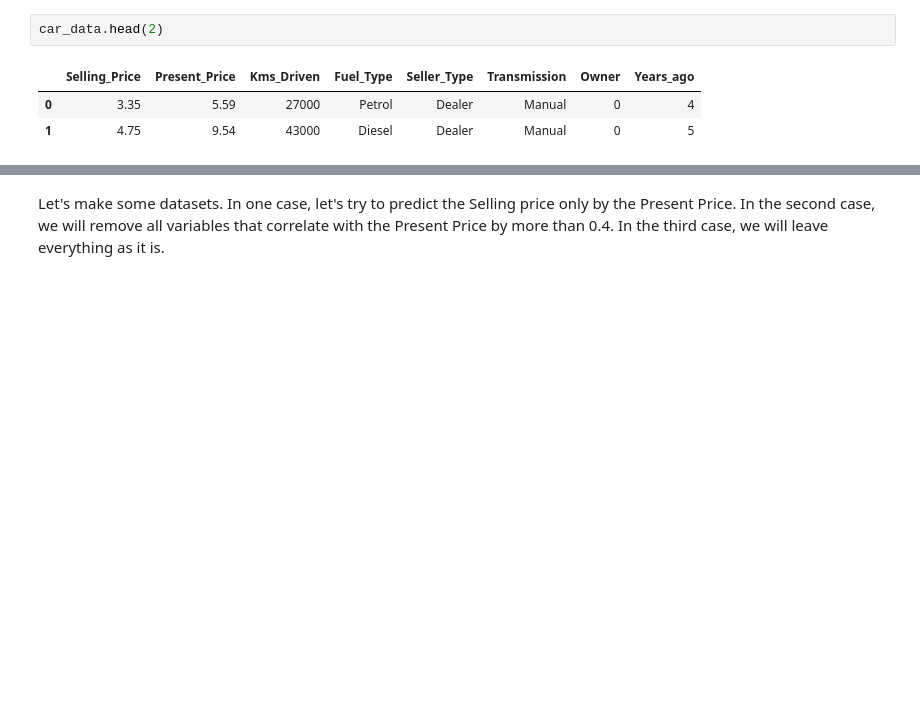
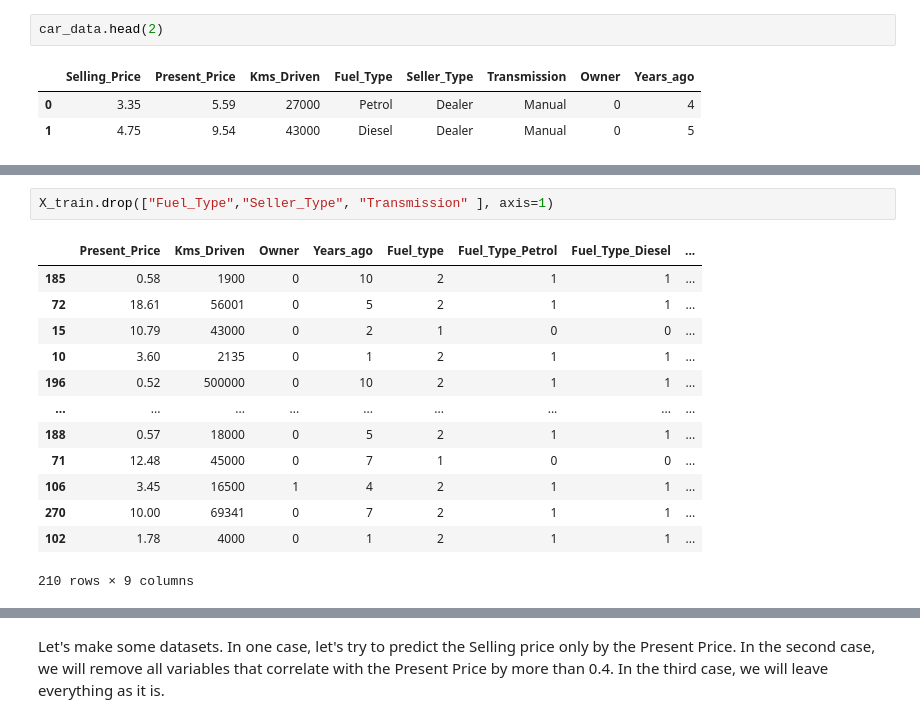
Before and after one commit to ValikVad/DS_FPL, a Jupyter notebook: notebooks/week_2/IDA_2025_4_Regression_and_classification.ipynb, the cells around one changed output, grey strips where cells are left out. Drawn from its saved outputs; the diff is of its cells as text; blank space fills up the shorter version.

```diff
--- a/notebooks/week_2/IDA_2025_4_Regression_and_classification.ipynb
+++ b/notebooks/week_2/IDA_2025_4_Regression_and_classification.ipynb
@@ -348,0 +429,16 @@ X_val = ohe_encoder.transform(X_val) # don't forget about the validation
+# %%
+X_train.drop(["Fuel_Type","Seller_Type", "Transmission" ], axis=1)
+# %% [output]
+|  | Present_Price | Kms_Driven | Owner | Years_ago | Fuel_type | Fuel_Type_Petrol | Fuel_Type_Diesel | ... |
+| 185 | 0.58 | 1900 | 0 | 10 | 2 | 1 | 1 | ... |
+| 72 | 18.61 | 56001 | 0 | 5 | 2 | 1 | 1 | ... |
+| 15 | 10.79 | 43000 | 0 | 2 | 1 | 0 | 0 | ... |
+| 10 | 3.60 | 2135 | 0 | 1 | 2 | 1 | 1 | ... |
+| 196 | 0.52 | 500000 | 0 | 10 | 2 | 1 | 1 | ... |
+| ... | ... | ... | ... | ... | ... | ... | ... | ... |
+| 188 | 0.57 | 18000 | 0 | 5 | 2 | 1 | 1 | ... |
+| 71 | 12.48 | 45000 | 0 | 7 | 1 | 0 | 0 | ... |
+| 106 | 3.45 | 16500 | 1 | 4 | 2 | 1 | 1 | ... |
+| 270 | 10.00 | 69341 | 0 | 7 | 2 | 1 | 1 | ... |
+| 102 | 1.78 | 4000 | 0 | 1 | 2 | 1 | 1 | ... |
+210 rows × 9 columns
```
Also changed, not shown: parts of 34 cells of this notebook, 5 other files.
